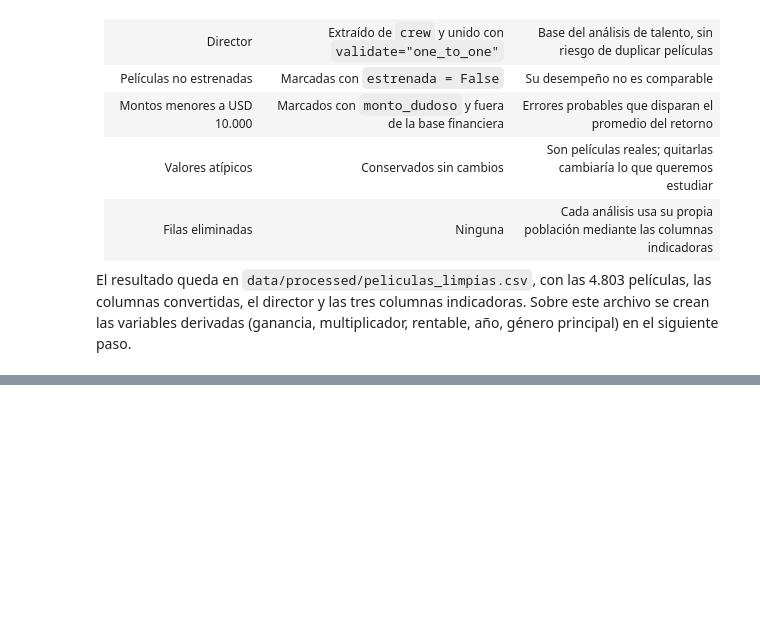
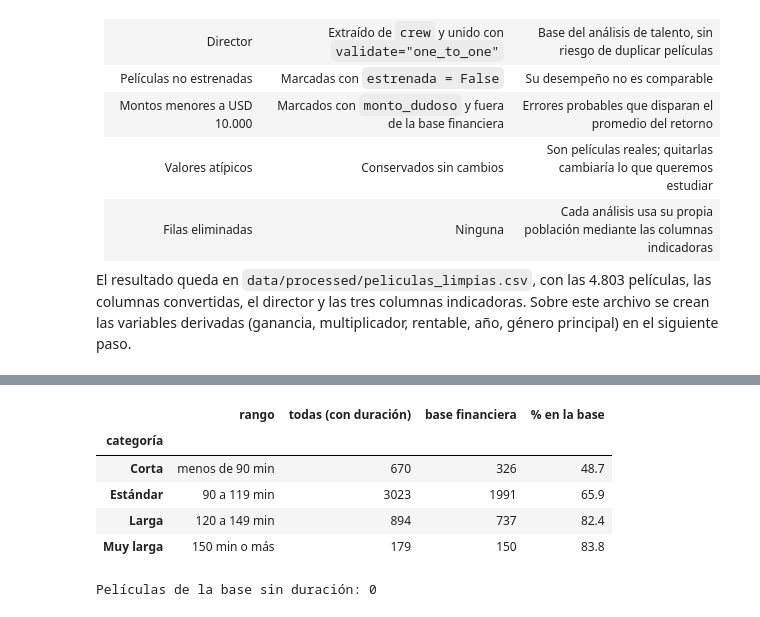
Before and after one commit to JulianHZ711/analisis-datos-evento-3, a Jupyter notebook: notebooks/02_preparacion_modelado.ipynb, the cells around one changed output, grey strips where cells are left out. Saved outputs shown, nothing was run; the diff lists cells and outputs as text; code cells hidden in the pictures; blank space fills up the shorter version.

```diff
--- a/notebooks/02_preparacion_modelado.ipynb
+++ b/notebooks/02_preparacion_modelado.ipynb
@@ -809,0 +894,22 @@ El resultado queda en `data/processed/peliculas_limpias.csv`, con las 4.803 pel
+# %%
+derivadas["ganancia"] = (derivadas["revenue"] - derivadas["budget"]).where(en_base)
+derivadas["multiplicador"] = (derivadas["revenue"] / derivadas["budget"]).where(en_base)
+derivadas["roi"] = derivadas["multiplicador"] - 1
+derivadas["rentable"] = derivadas["multiplicador"].ge(UMBRAL_RENTABLE).astype("boolean").where(en_base)
+
+financieras = derivadas.loc[en_base, ["ganancia", "roi", "multiplicador"]]
+resumen_financiero = (financieras.assign(ganancia=financieras["ganancia"] / 1e6)
+                      .rename(columns={"ganancia": "ganancia (millones USD)"})
+                      .describe().T[["count", "25%", "50%", "mean", "75%"]])
+display(resumen_financiero.round(2))
+
+print(f"Películas rentables (multiplicador >= {UMBRAL_RENTABLE}): "
+      f"{derivadas.loc[en_base, 'rentable'].mean():.1%}")
+print(f"Películas que recuperan lo que costaron (multiplicador > 1): "
+      f"{financieras['multiplicador'].gt(1).mean():.1%}")
+
+sensibilidad_umbral = pd.Series(
+    {f"{umbral:g}x": financieras["multiplicador"].ge(umbral).mean() * 100
+     for umbral in UMBRALES_SENSIBILIDAD},
+    name="% de películas que lo alcanzan").round(1).rename_axis("umbral").to_frame()
+display(sensibilidad_umbral)
@@ -809,0 +979,24 @@ El resultado queda en `data/processed/peliculas_limpias.csv`, con las 4.803 pel
+# %%
+def describir_rango(inicio, fin):
+    if inicio == 0:
+        return f"menos de {fin:g} min"
+    if np.isinf(fin):
+        return f"{inicio:g} min o más"
+    return f"{inicio:g} a {fin - 1:g} min"
+
+duracion = pd.DataFrame({
+    "rango": [describir_rango(a, b) for a, b in zip(CORTES_DURACION[:-1], CORTES_DURACION[1:])],
+    "todas (con duración)": derivadas["categoria_duracion"].value_counts().reindex(ETIQUETAS_DURACION),
+    "base financiera": derivadas.loc[en_base, "categoria_duracion"].value_counts().reindex(ETIQUETAS_DURACION),
+}, index=pd.Index(ETIQUETAS_DURACION, name="categoría"))
+duracion["% en la base"] = (duracion["base financiera"] / duracion["todas (con duración)"] * 100).round(1)
+display(duracion)
+print(f"Películas de la base sin duración: {derivadas.loc[en_base, 'categoria_duracion'].isna().sum()}")
+# %% [output]
+|  | rango | todas (con duración) | base financiera | % en la base |
+| categoría |  |  |  |  |
+| Corta | menos de 90 min | 670 | 326 | 48.7 |
+| Estándar | 90 a 119 min | 3023 | 1991 | 65.9 |
+| Larga | 120 a 149 min | 894 | 737 | 82.4 |
+| Muy larga | 150 min o más | 179 | 150 | 83.8 |
+Películas de la base sin duración: 0
```
Also changed, not shown: parts of 17 cells of this notebook, 1 other file.
